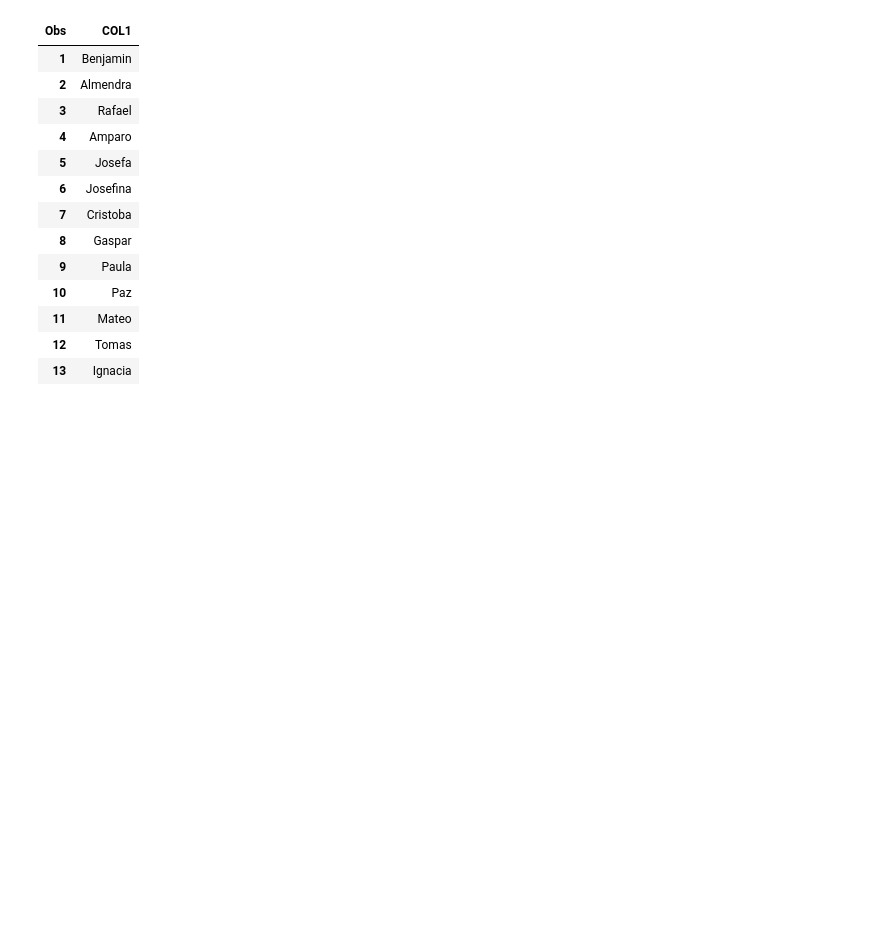
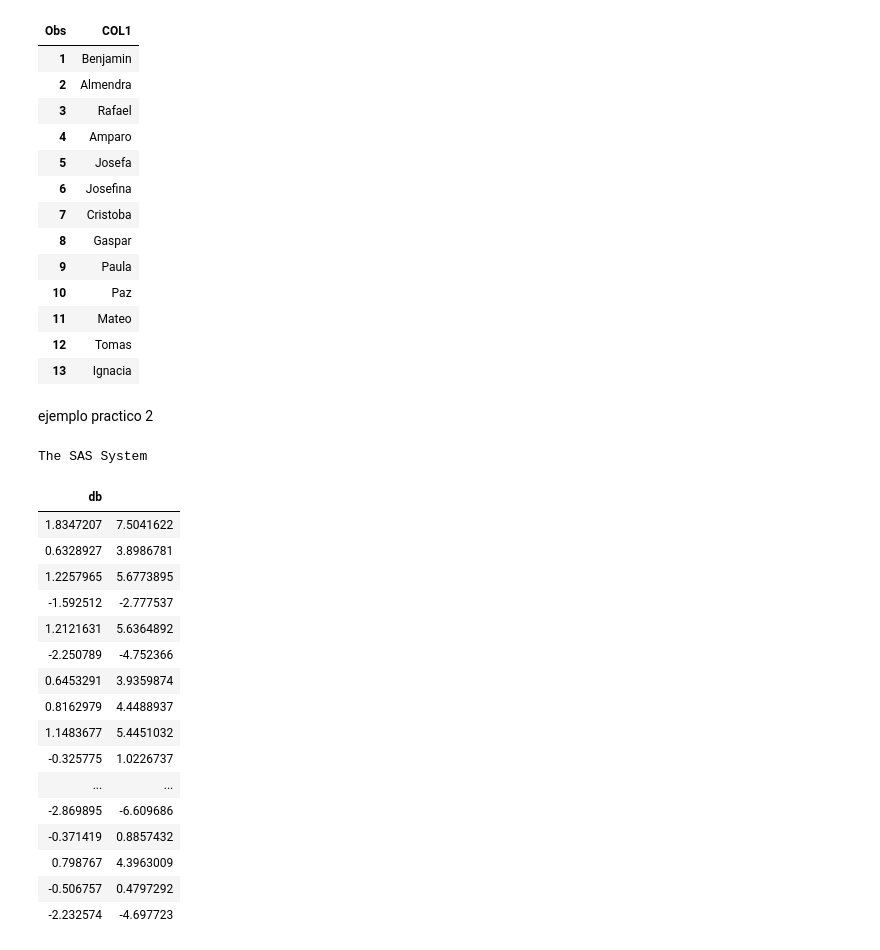
Before and after one commit to ljofre/sas-puc-course, a Jupyter notebook: clase 8 proc iml.ipynb, the cells around one changed output. Cells and saved outputs as stored; diff of their text form; code cells hidden in the pictures; blank space fills up the shorter version.

```diff
--- a/clase 8 proc iml.ipynb
+++ b/clase 8 proc iml.ipynb
@@ -91,3 +91,39 @@ The SAS System
 | 11 | Mateo |
 | 12 | Tomas |
 | 13 | Ignacia |
+# %% [markdown]
+ejemplo practico 2
+# %%
+Data ejercicio2;
+    do i=1 to 1000;
+    x=rannor(3)*2;
+    y=2+3*x;
+    output;
+    end;
+    drop i;
+run;
+
+proc iml;
+    use ejercicio2;
+    read all into db;
+    print db;
+quit;
+# %% [output]
+The SAS System
+| db |  |
+| 1.8347207 | 7.5041622 |
+| 0.6328927 | 3.8986781 |
+| 1.2257965 | 5.6773895 |
+| -1.592512 | -2.777537 |
+| 1.2121631 | 5.6364892 |
+| -2.250789 | -4.752366 |
+| 0.6453291 | 3.9359874 |
+| 0.8162979 | 4.4488937 |
+| 1.1483677 | 5.4451032 |
+| -0.325775 | 1.0226737 |
+| ... | ... |
+| -2.869895 | -6.609686 |
+| -0.371419 | 0.8857432 |
+| 0.798767 | 4.3963009 |
+| -0.506757 | 0.4797292 |
+| -2.232574 | -4.697723 |
```
Also changed, not shown: parts of 2 cells of this notebook, 34 other files.
